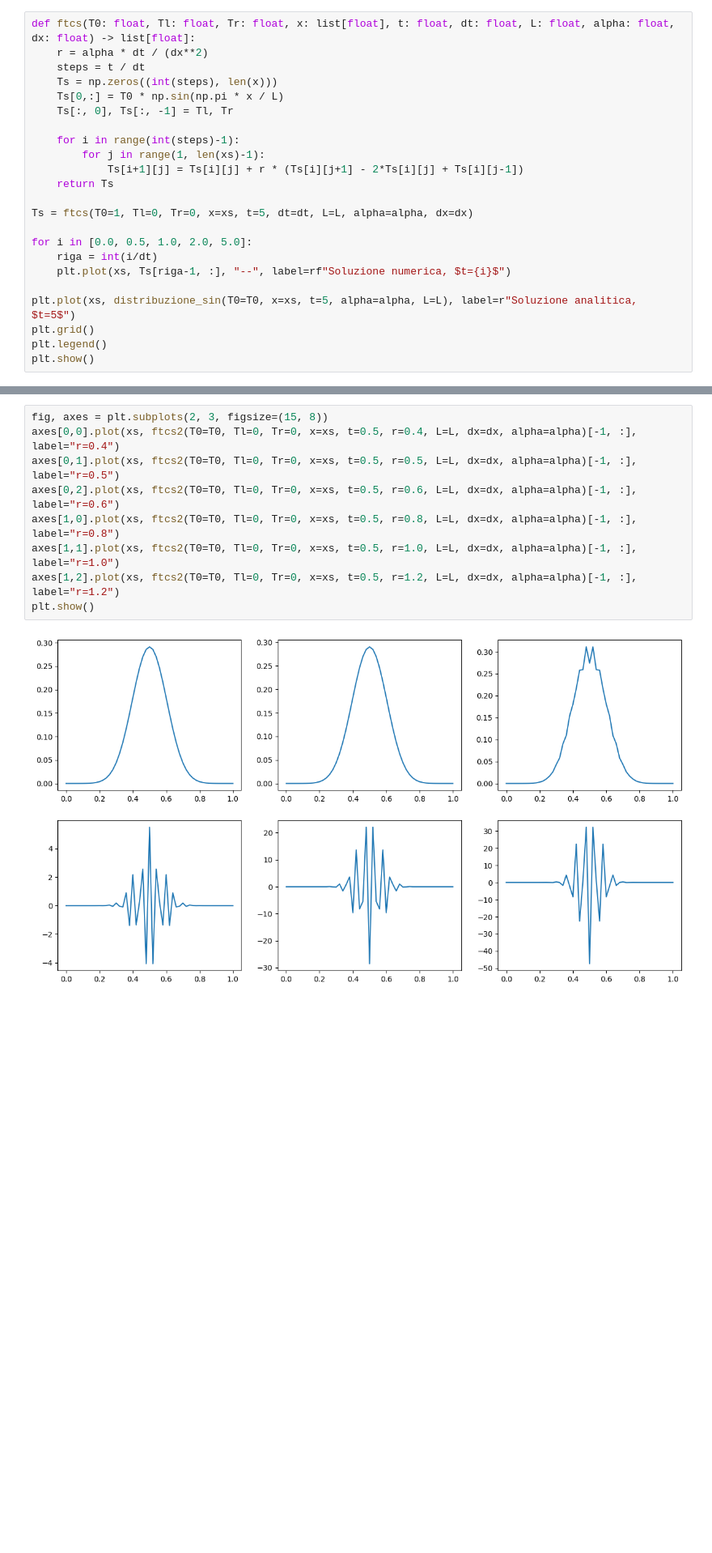
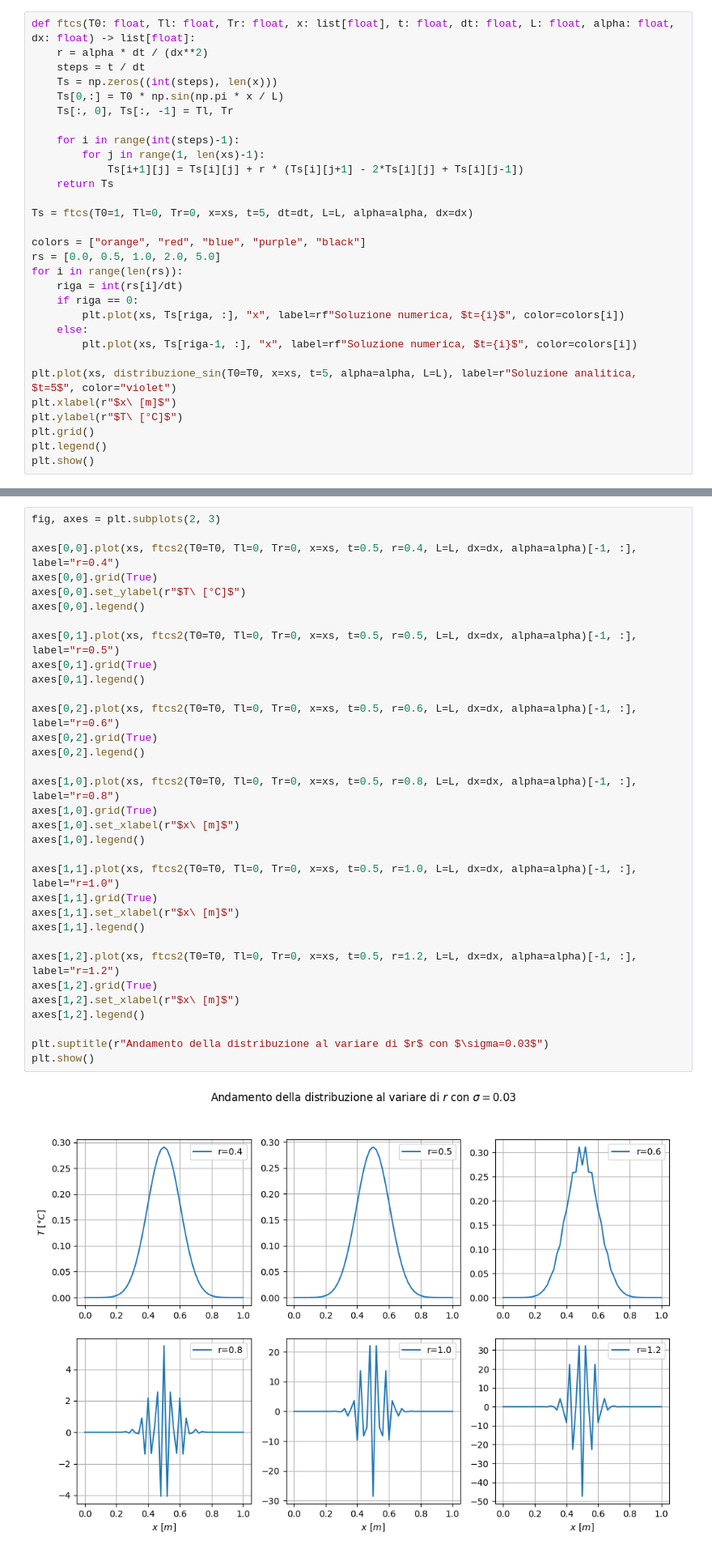
Before and after one commit to nicola-lamaddalena/computational_physics_course, a Jupyter notebook: ode/calore/main.ipynb, the cells around one changed output, grey strips where cells are left out. Shown at 81% size. Saved outputs shown, nothing was run; the diff lists cells and outputs as text; blank space fills up the shorter version.

```diff
--- a/ode/calore/main.ipynb
+++ b/ode/calore/main.ipynb
@@ -48,11 +48,18 @@ def ftcs(T0: float, Tl: float, Tr: float, x: list[float], t: float, dt: float, L
 
 Ts = ftcs(T0=1, Tl=0, Tr=0, x=xs, t=5, dt=dt, L=L, alpha=alpha, dx=dx)
 
-for i in [0.0, 0.5, 1.0, 2.0, 5.0]:
-    riga = int(i/dt)
-    plt.plot(xs, Ts[riga-1, :], "--", label=rf"Soluzione numerica, $t={i}$")
+colors = ["orange", "red", "blue", "purple", "black"]
+rs = [0.0, 0.5, 1.0, 2.0, 5.0]
+for i in range(len(rs)):
+    riga = int(rs[i]/dt)
+    if riga == 0:
+        plt.plot(xs, Ts[riga, :], "x", label=rf"Soluzione numerica, $t={i}$", color=colors[i])
+    else:
+        plt.plot(xs, Ts[riga-1, :], "x", label=rf"Soluzione numerica, $t={i}$", color=colors[i])
 
-plt.plot(xs, distribuzione_sin(T0=T0, x=xs, t=5, alpha=alpha, L=L), label=r"Soluzione analitica, $t=5$")
+plt.plot(xs, distribuzione_sin(T0=T0, x=xs, t=5, alpha=alpha, L=L), label=r"Soluzione analitica, $t=5$", color="violet")
+plt.xlabel(r"$x\ [m]$")
+plt.ylabel(r"$T\ [°C]$")
 plt.grid()
 plt.legend()
 plt.show()
@@ -135,11 +154,35 @@ plt.show()
 # %%
-fig, axes = plt.subplots(2, 3, figsize=(15, 8))
+fig, axes = plt.subplots(2, 3)
+
 axes[0,0].plot(xs, ftcs2(T0=T0, Tl=0, Tr=0, x=xs, t=0.5, r=0.4, L=L, dx=dx, alpha=alpha)[-1, :], label="r=0.4")
+axes[0,0].grid(True)
+axes[0,0].set_ylabel(r"$T\ [°C]$")
+axes[0,0].legend()
+
 axes[0,1].plot(xs, ftcs2(T0=T0, Tl=0, Tr=0, x=xs, t=0.5, r=0.5, L=L, dx=dx, alpha=alpha)[-1, :], label="r=0.5")
+axes[0,1].grid(True)
+axes[0,1].legend()
+
 axes[0,2].plot(xs, ftcs2(T0=T0, Tl=0, Tr=0, x=xs, t=0.5, r=0.6, L=L, dx=dx, alpha=alpha)[-1, :], label="r=0.6")
+axes[0,2].grid(True)
+axes[0,2].legend()
+
 axes[1,0].plot(xs, ftcs2(T0=T0, Tl=0, Tr=0, x=xs, t=0.5, r=0.8, L=L, dx=dx, alpha=alpha)[-1, :], label="r=0.8")
+axes[1,0].grid(True)
+axes[1,0].set_xlabel(r"$x\ [m]$")
+axes[1,0].legend()
+
 axes[1,1].plot(xs, ftcs2(T0=T0, Tl=0, Tr=0, x=xs, t=0.5, r=1.0, L=L, dx=dx, alpha=alpha)[-1, :], label="r=1.0")
+axes[1,1].grid(True)
+axes[1,1].set_xlabel(r"$x\ [m]$")
+axes[1,1].legend()
+
 axes[1,2].plot(xs, ftcs2(T0=T0, Tl=0, Tr=0, x=xs, t=0.5, r=1.2, L=L, dx=dx, alpha=alpha)[-1, :], label="r=1.2")
+axes[1,2].grid(True)
+axes[1,2].set_xlabel(r"$x\ [m]$")
+axes[1,2].legend()
+
+plt.suptitle(r"Andamento della distribuzione al variare di $r$ con $\sigma=0.03$")
 plt.show()
 # %% [output]
-[figure, old version]
+[figure, new version]
```
Also changed, not shown: parts of 6 cells of this notebook.
